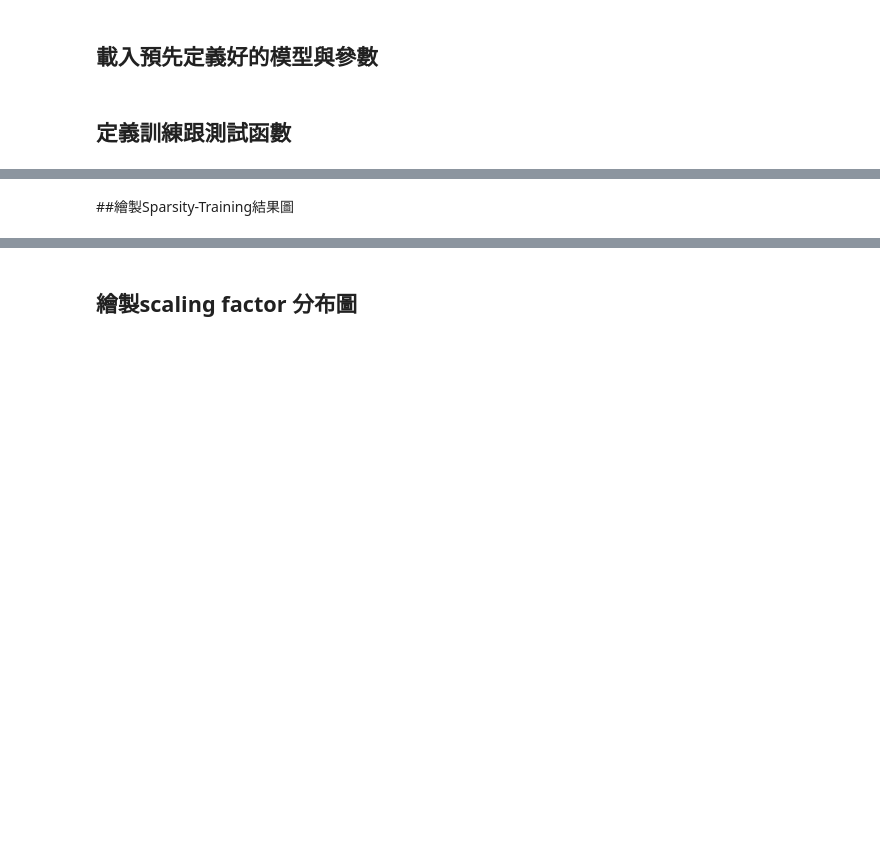
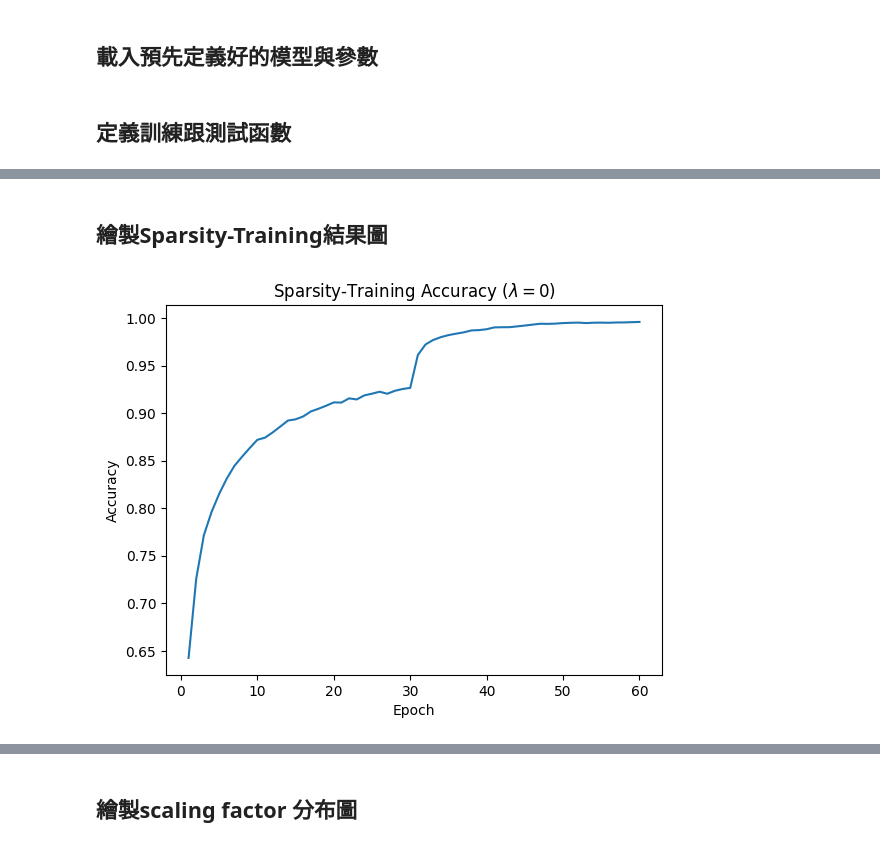
Before and after one commit to yutingshih/eai2024, a Jupyter notebook: lab/lab4/src/sparsity_train.ipynb, the cells around one changed output, grey strips where cells are left out. Cells and saved outputs as stored; diff of their text form; code cells hidden in the pictures; blank space fills up the shorter version.

Commit message:
Implement sparsity training for VGG-16 on CIFAR-10 for lab4

```diff
--- a/lab/lab4/src/sparsity_train.ipynb
+++ b/lab/lab4/src/sparsity_train.ipynb
@@ -31,7 +31,10 @@ SPARSITY_REGULARIZATION = True
 ################################################
 #          請填空          #
 ################################################
-LAMBDA =
+
+# LAMBDA = 0
+# LAMBDA = 1e-5
+LAMBDA = 1e-4
 
 SEED = 1
 TRAIN_BATCH_SIZE = 100
@@ -46,7 +49,10 @@ CUDA = True
 RESUME = False
 START_EPOCH = 0
 
-WEIGHT_PATH = '/content/drive/MyDrive/Colab Notebooks/model_best.pth'
+# WEIGHT_PATH = '/content/drive/MyDrive/Colab Notebooks/model_best.pth'
+# WEIGHT_PATH = 'weights/train0.pth'
+# WEIGHT_PATH = 'weights/train1.pth'
+WEIGHT_PATH = 'weights/train2.pth'
 # %%
 if(torch.cuda.is_available()):
     CUDA = True
@@ -92,11 +100,12 @@ optimizer = optim.SGD(model.parameters(), lr=LEARNING_RATE, momentum=MOMENTUM, w
 # %%
-def updateBN():
+def updateBN(LAMBDA):
   for m in model.modules():
       if isinstance(m, nn.BatchNorm2d):
           #### 完成Sparsity Regularization ####
           ################################################
           #          請填空          #
           ################################################
+          m.weight.grad.data.add_(LAMBDA * torch.sign(m.weight.data))  # L1
 # %% [markdown]
 ## 載入預先定義好的模型與參數
 # %%
@@ -113,8 +122,9 @@ if(RESUME):
 #### 訓練函數 #####
 
 # 注意: 需自行撰寫儲存每個epoch之train acc的code，以便後續繪製train acc結果圖!
-def train(epoch):
+def train(epoch, LAMBDA=0):
     model.train()
+    total, correct = 0, 0
 
     for batch_idx, (data, target) in enumerate(train_loader):
         if CUDA:
@@ -126,12 +136,19 @@ def train(epoch):
         loss.backward()
 
         if SPARSITY_REGULARIZATION:
-            updateBN()
+            updateBN(LAMBDA)
         optimizer.step()
+
+        total += len(data)
+        correct += (output.max(1)[1].view(target.size()) == target).sum().item()
+
         if batch_idx % LOG_INTERVAL == 0:
             print('Train Epoch: {} [{}/{} ({:.1f}%)]\tLoss: {:.6f}'.format(
                 epoch, batch_idx * len(data), len(train_loader.dataset),
                 100. * batch_idx / len(train_loader), loss.data.item()))
+
+    train_acc = correct / total
+    return train_acc
 
 
 
@@ -158,15 +175,18 @@ def test():
       return correct / float(len(test_loader.dataset))
 
 best_prec1 = 0.
+train_acc_list = []
 for epoch in range(START_EPOCH, EPOCHS):
     # Learning Rate在0.5EPOCHS與0.75EPOCHS調整為原本1/10
     if epoch in [EPOCHS*0.5, EPOCHS*0.75]:
         for param_group in optimizer.param_groups:
             param_group['lr'] *= 0.1
-    train(epoch)
+    train_acc = train(epoch, LAMBDA)
+    train_acc_list.append(train_acc)
     prec1 = test()
 
     # 儲存模型權重，方便做後續剪枝,後續訓練
+    os.makedirs(os.path.dirname(WEIGHT_PATH), exist_ok=True)
     if(prec1 > best_prec1):
         torch.save({
             'epoch': epoch + 1,
@@ -179,2 +217,2 @@ for epoch in range(START_EPOCH, EPOCHS):
 # %% [markdown]
-##繪製Sparsity-Training結果圖
+## 繪製Sparsity-Training結果圖
@@ -182,0 +219,17 @@ for epoch in range(START_EPOCH, EPOCHS):
+# %%
+#繪製 Sparsity-Training 結果圖
+import matplotlib.pyplot as plt
+
+def plot_train_acc(train_acc_list, title='Accuracy v.s. Epoch', filename=None):
+    plt.plot(range(1, EPOCHS+1), train_acc_list)
+    plt.xlabel('Epoch')
+    plt.ylabel('Accuracy')
+    plt.title(title)
+    if filename:
+        os.makedirs(os.path.dirname(filename), exist_ok=True)
+        plt.savefig(filename)
+    plt.show()
+# %%
+plot_train_acc(train_acc_list, 'Sparsity-Training Accuracy ($\lambda = 0$)', 'images/sparse_train_acc_0.png')
+# %% [output]
+[figure, added]
```
Also changed, not shown: parts of 13 cells of this notebook, 7 other files.
